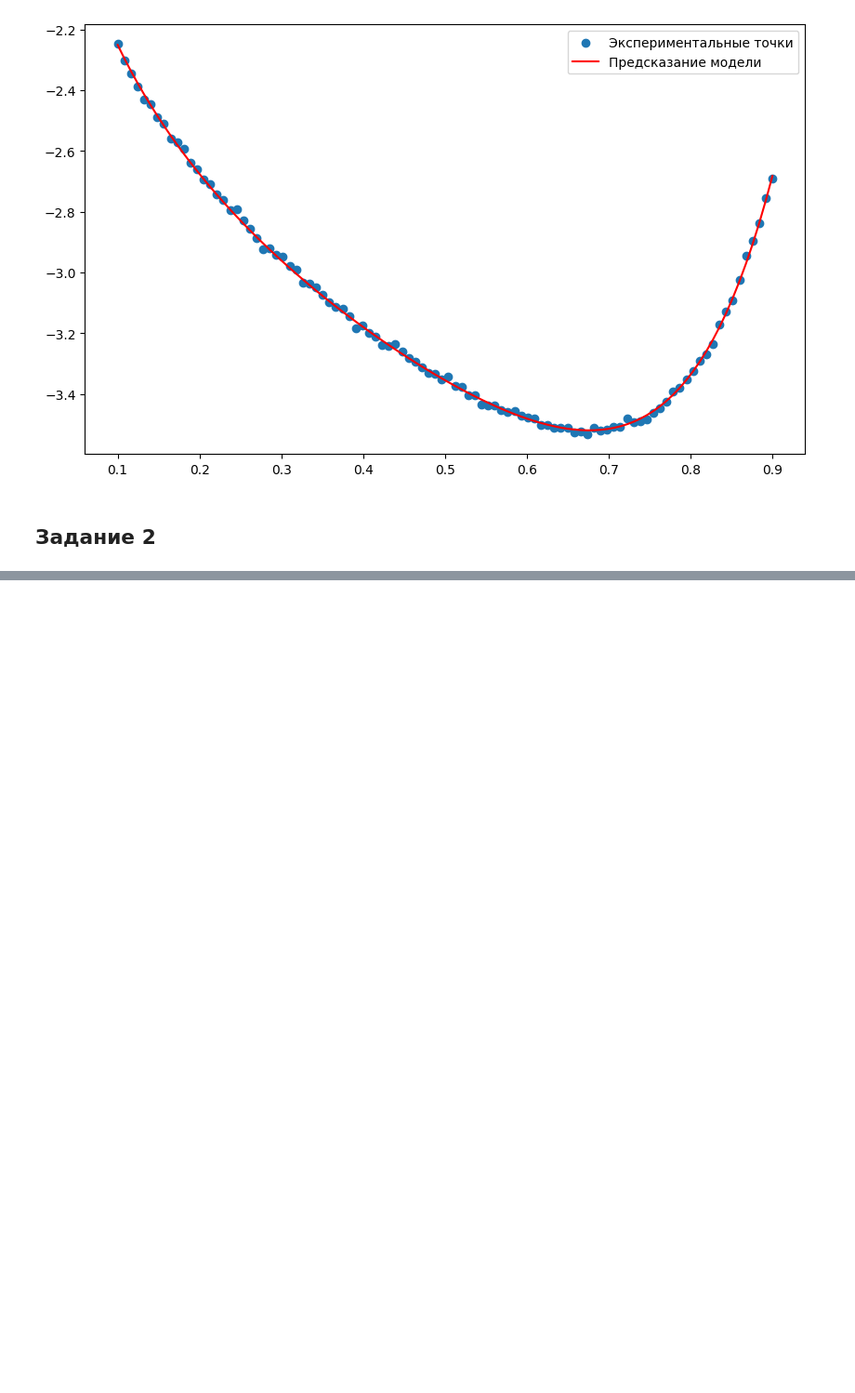
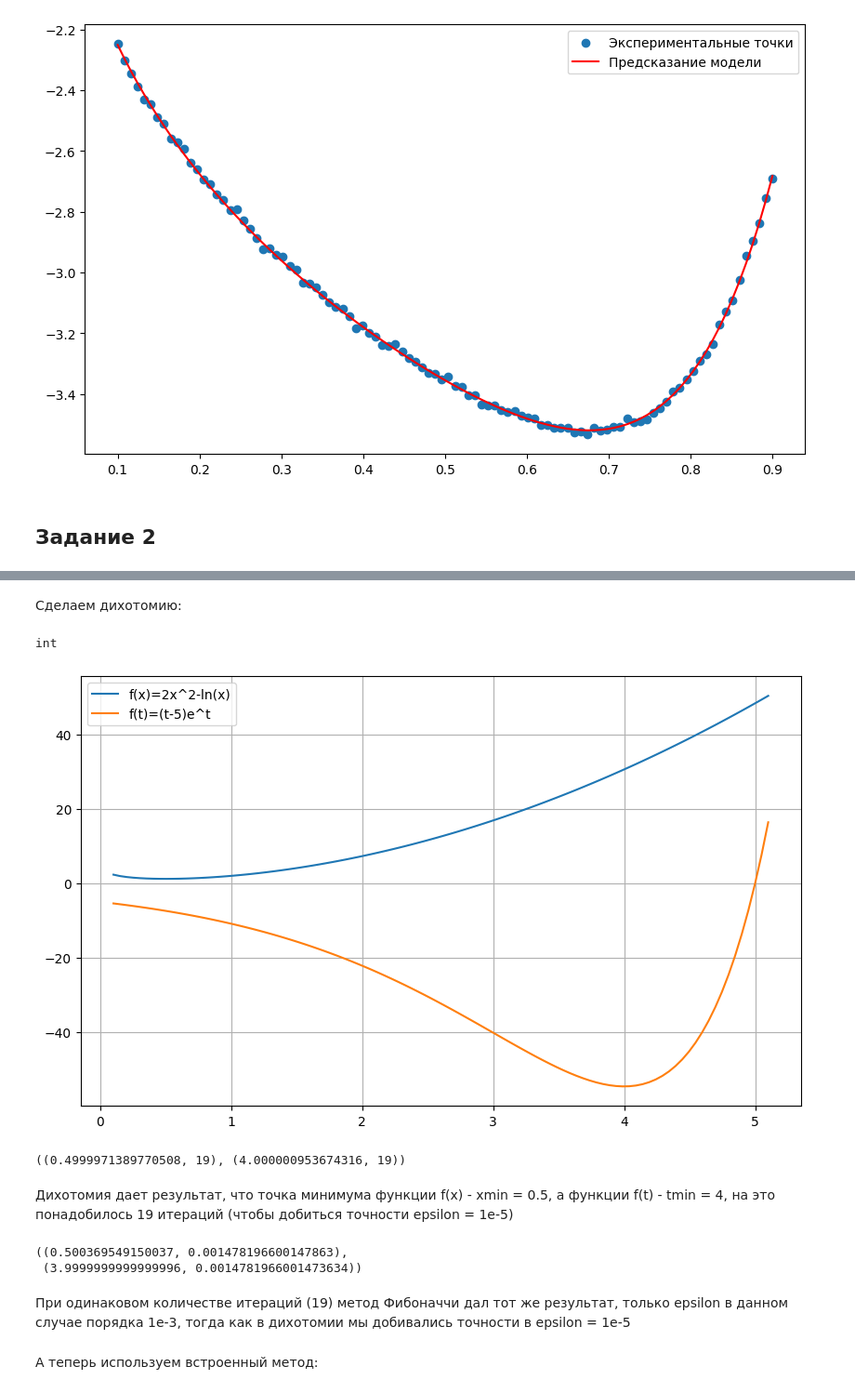
Before and after one commit to OhNoMyRook/Calculus, a Jupyter notebook: hw-6(code).ipynb, the cells around one changed output, grey strips where cells are left out. Shown: that part at 93% size. Drawn from its saved outputs; the diff is of its cells as text; code cells hidden in the pictures; blank space fills up the shorter version.

```diff
--- a/hw-6(code).ipynb
+++ b/hw-6(code).ipynb
@@ -89,0 +94,8 @@ plt.show()
+# %%
+def f_x(x):
+    return 2*x**2-np.log(x)
+
+def f_t(t):
+    return (t-5)*np.exp(t)
+# %% [markdown]
+Сделаем дихотомию:
@@ -89,0 +121,4 @@ plt.show()
+# %%
+type(fibo_sequence(5))
+# %% [output]
+int
@@ -89,0 +149,31 @@ plt.show()
+# %%
+x = np.linspace(0.1, 5.1, 100)
+y = f_x(x)
+t = f_t(x)
+plt.figure(figsize=(10,6))
+plt.plot(x, y, label='f(x)=2x^2-ln(x)')
+plt.plot(x, t, label ='f(t)=(t-5)e^t')
+plt.legend()
+plt.grid(True)
+plt.show()
+# %% [output]
+[figure, added]
+# %%
+x_dicho = dicho(epsilon, 0, 5, f_x)
+t_dicho = dicho(epsilon, 0, 5, f_t)
+x_dicho, t_dicho
+# %% [output]
+((0.4999971389770508, 19), (4.000000953674316, 19))
+# %% [markdown]
+Дихотомия дает результат, что точка минимума функции f(x) - xmin = 0.5, а функции f(t) - tmin = 4, на это понадобилось 19 итераций (чтобы добиться точности epsilon = 1e-5)
+# %%
+x_fibo = fibo(0, 5, 19, f_x)
+t_fibo = fibo(0, 5, 19, f_t)
+x_fibo, t_fibo
+# %% [output]
+((0.500369549150037, 0.001478196600147863),
+ (3.9999999999999996, 0.0014781966001473634))
+# %% [markdown]
+При одинаковом количестве итераций (19) метод Фибоначчи дал тот же результат, только epsilon в данном случае порядка 1е-3, тогда как в дихотомии мы добивались точности в epsilon = 1e-5
+# %% [markdown]
+А теперь используем встроенный метод:
```
Also changed, not shown: parts of 7 cells of this notebook.
